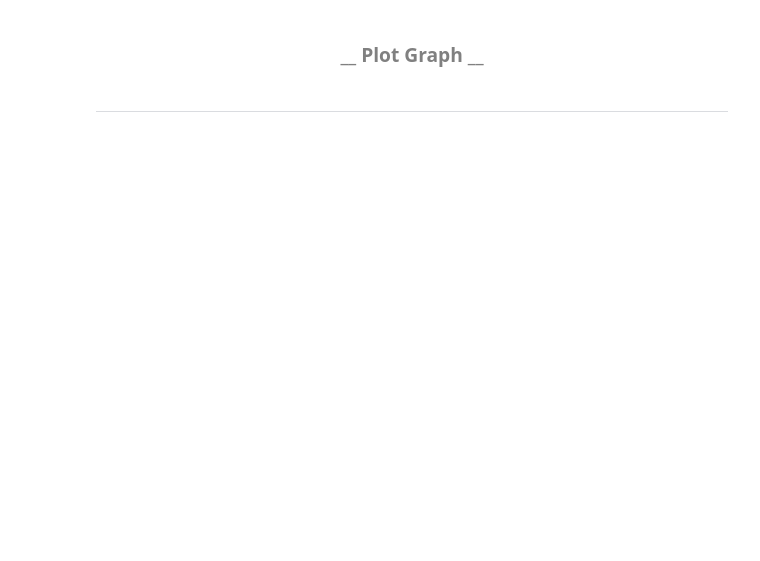
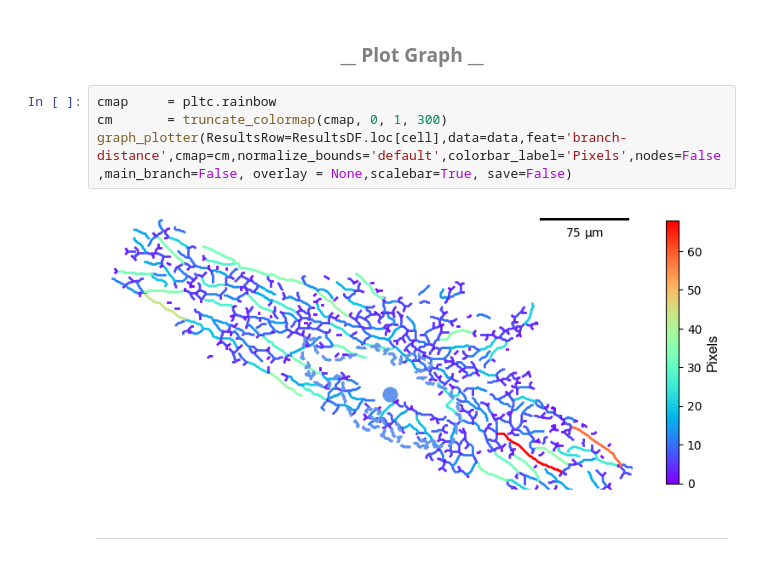
Before and after one commit to diogojfv/aTubulinOrganization, a Jupyter notebook: 0 - RESULTS ANALYSIS.ipynb, the cells around one changed output. Cells and saved outputs as stored; diff of their text form; blank space fills up the shorter version.

```diff
--- a/0 - RESULTS ANALYSIS.ipynb
+++ b/0 - RESULTS ANALYSIS.ipynb
@@ -191,4 +135,10 @@ print('line_plotter')
 # %% [markdown]
 ### <center><font color='grey'>__ Plot Graph __</font></center>
+# %%
+cmap     = pltc.rainbow
+cm       = truncate_colormap(cmap, 0, 1, 300)
+graph_plotter(ResultsRow=ResultsDF.loc[cell],data=data,feat='branch-distance',cmap=cm,normalize_bounds='default',colorbar_label='Pixels',nodes=False,main_branch=False, overlay = None,scalebar=True, save=False)
+# %% [output]
+[figure, added]
 # %% [markdown]
 ---
```
Also changed, not shown: parts of 10 cells of this notebook, 4 other files.
